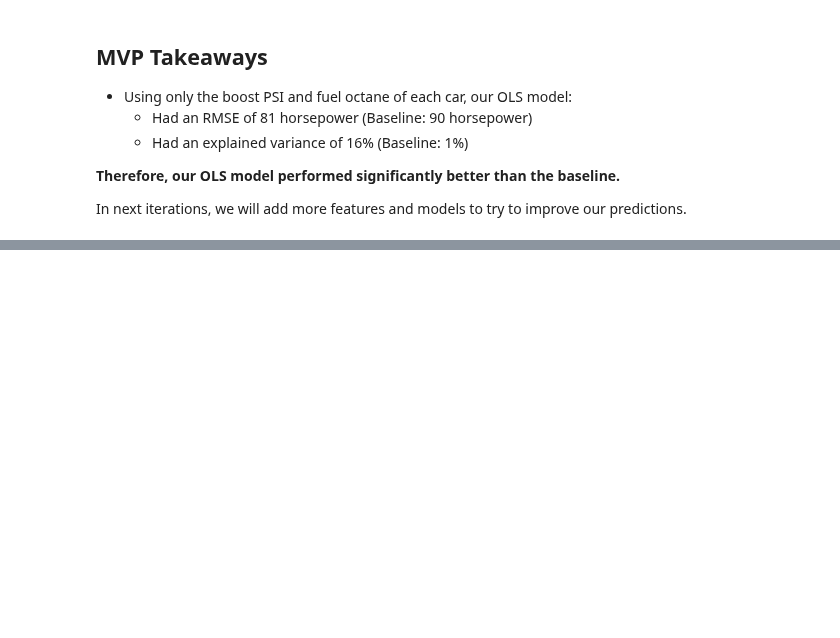
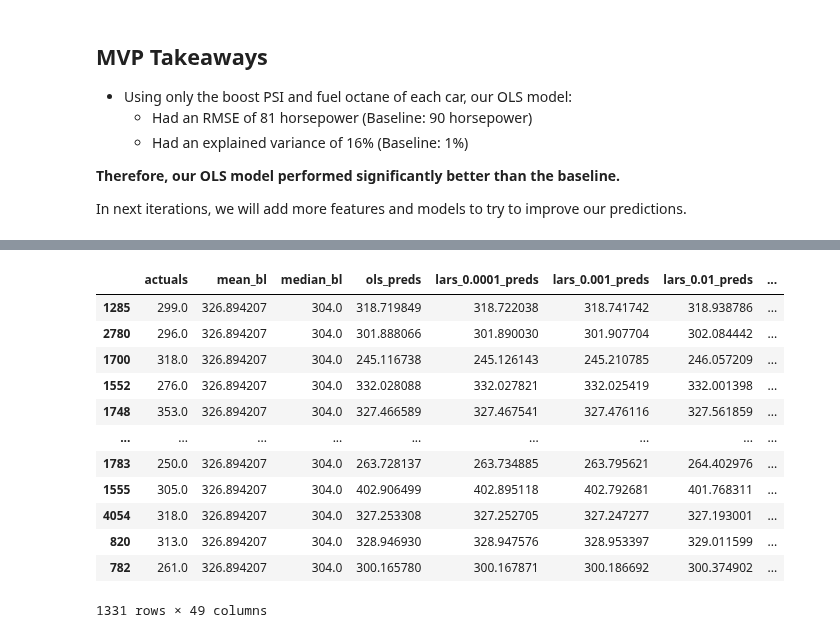
Before and after one commit to JacobPaxton/engine-performance, a Jupyter notebook: model.ipynb, the cells around one changed output, grey strips where cells are left out. Drawn from its saved outputs; the diff is of its cells as text; code cells hidden in the pictures; blank space fills up the shorter version.

```diff
--- a/model.ipynb
+++ b/model.ipynb
@@ -201,0 +391,17 @@ In next iterations, we will add more features and models to try to improve our p
+# %%
+# check work
+y_validate
+# %% [output]
+|  | actuals | mean_bl | median_bl | ols_preds | lars_0.0001_preds | lars_0.001_preds | lars_0.01_preds | ... |
+| 1285 | 299.0 | 326.894207 | 304.0 | 318.719849 | 318.722038 | 318.741742 | 318.938786 | ... |
+| 2780 | 296.0 | 326.894207 | 304.0 | 301.888066 | 301.890030 | 301.907704 | 302.084442 | ... |
+| 1700 | 318.0 | 326.894207 | 304.0 | 245.116738 | 245.126143 | 245.210785 | 246.057209 | ... |
+| 1552 | 276.0 | 326.894207 | 304.0 | 332.028088 | 332.027821 | 332.025419 | 332.001398 | ... |
+| 1748 | 353.0 | 326.894207 | 304.0 | 327.466589 | 327.467541 | 327.476116 | 327.561859 | ... |
+| ... | ... | ... | ... | ... | ... | ... | ... | ... |
+| 1783 | 250.0 | 326.894207 | 304.0 | 263.728137 | 263.734885 | 263.795621 | 264.402976 | ... |
+| 1555 | 305.0 | 326.894207 | 304.0 | 402.906499 | 402.895118 | 402.792681 | 401.768311 | ... |
+| 4054 | 318.0 | 326.894207 | 304.0 | 327.253308 | 327.252705 | 327.247277 | 327.193001 | ... |
+| 820 | 313.0 | 326.894207 | 304.0 | 328.946930 | 328.947576 | 328.953397 | 329.011599 | ... |
+| 782 | 261.0 | 326.894207 | 304.0 | 300.165780 | 300.167871 | 300.186692 | 300.374902 | ... |
+1331 rows × 49 columns
```
Also changed, not shown: parts of 33 cells of this notebook.
